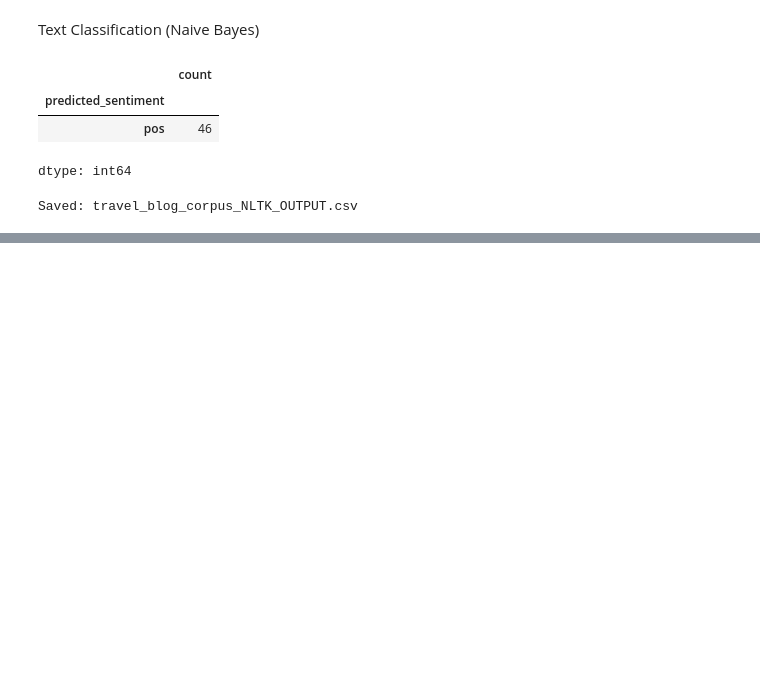
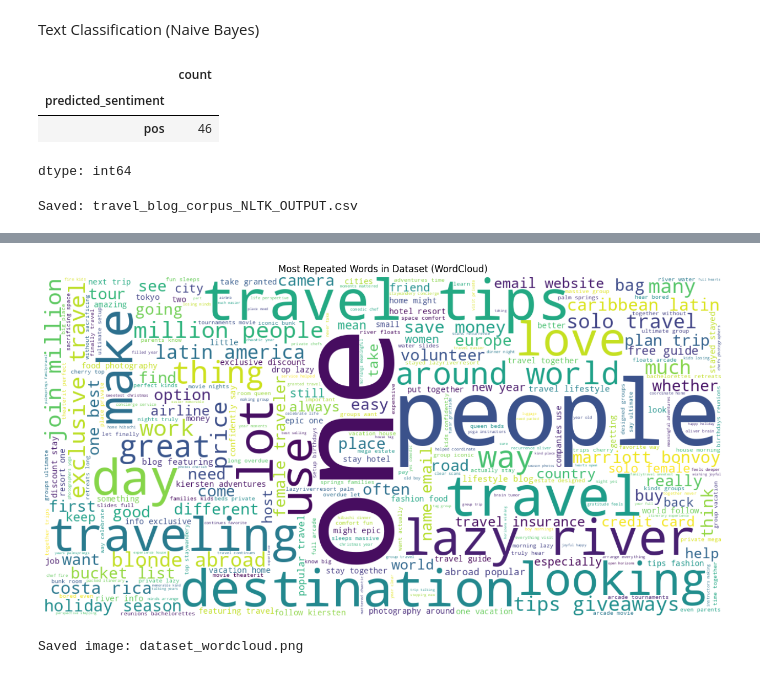
Before and after one commit to tishhapatel/Natural-Language-Processing-Lab, a Jupyter notebook: NLTK.ipynb, the cells around one changed output, grey strips where cells are left out. Saved outputs shown, nothing was run; the diff lists cells and outputs as text; code cells hidden in the pictures; blank space fills up the shorter version.

```diff
--- a/NLTK.ipynb
+++ b/NLTK.ipynb
@@ -288,0 +306,44 @@ Saved: travel_blog_corpus_NLTK_OUTPUT.csv
+# %%
+import pandas as pd
+import re
+import matplotlib.pyplot as plt
+from wordcloud import WordCloud
+from nltk.corpus import stopwords
+import nltk
+
+nltk.download("stopwords")
+
+# Load dataset
+df = pd.read_csv("travel_blog_corpus_NLTK_OUTPUT.csv")  # or your main csv
+
+# Combine all text from dataset
+all_text = " ".join(df["content_2000"].astype(str))
+
+# Clean text
+all_text = re.sub(r"[^a-zA-Z\s]", " ", all_text)
+all_text = all_text.lower()
+
+# Remove stopwords
+stop_words = set(stopwords.words("english"))
+words = [w for w in all_text.split() if w not in stop_words and len(w) > 2]
+clean_text = " ".join(words)
+
+# Generate WordCloud
+wc = WordCloud(
+    width=1200,
+    height=600,
+    background_color="white",
+    max_words=300
+).generate(clean_text)
+
+# Plot WordCloud
+plt.figure(figsize=(16,8))
+plt.imshow(wc, interpolation="bilinear")
+plt.axis("off")
+plt.title("Most Repeated Words in Dataset (WordCloud)")
+plt.show()
+
+# Save as image
+wc.to_file("dataset_wordcloud.png")
+print("Saved image: dataset_wordcloud.png")
+# %% [output]
@@ -288,0 +352,2 @@ Saved: travel_blog_corpus_NLTK_OUTPUT.csv
+[figure, added]
+Saved image: dataset_wordcloud.png
```
Also changed, not shown: parts of 5 cells of this notebook.
